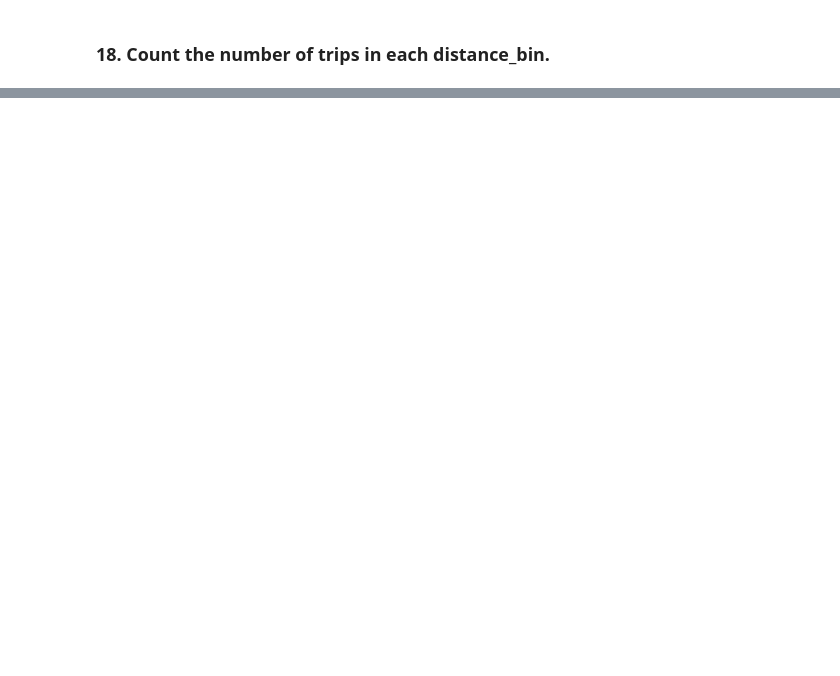
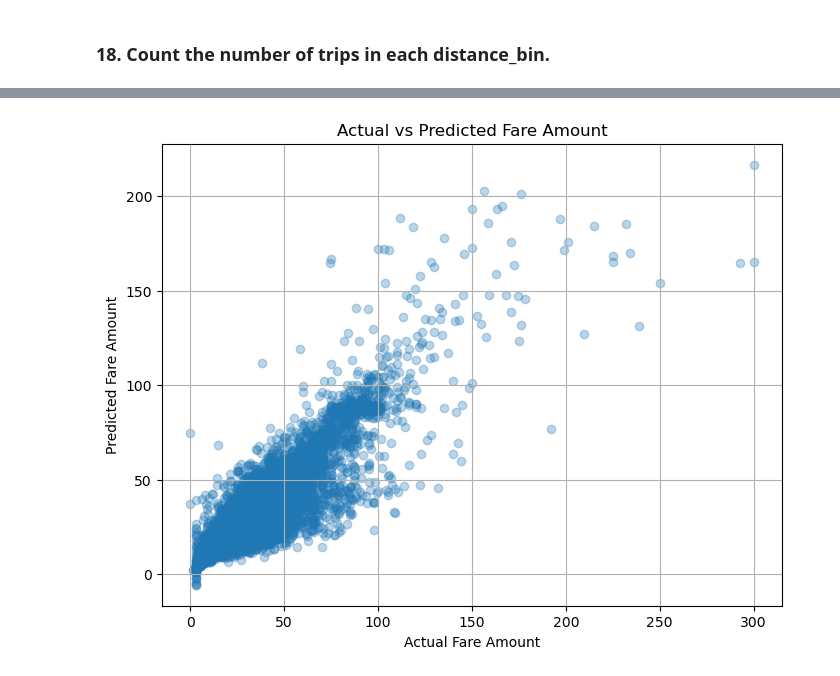
Before and after one commit to AbdullahWB/Big_data, a Jupyter notebook: lab_2/NYC Taxi & Limousine Commission.ipynb, the cells around one changed output, grey strips where cells are left out. Drawn from its saved outputs; the diff is of its cells as text; code cells hidden in the pictures; blank space fills up the shorter version.

Commit message:
add ML model

```diff
--- a/lab_2/NYC Taxi & Limousine Commission.ipynb
+++ b/lab_2/NYC Taxi & Limousine Commission.ipynb
@@ -845,0 +1185,10 @@ Short','Short','Medium','Long','Very Long'].
+# %%
+X_train, X_test, y_train, y_test = train_test_split(
+    X,
+    y,
+    test_size=0.2,
+    random_state=42
+)
+
+print("Training rows:", X_train.shape[0])
+print("Testing rows:", X_test.shape[0])
@@ -845,0 +1262,24 @@ Short','Short','Medium','Long','Very Long'].
+# %%
+final_model = Pipeline(steps=[
+    ('preprocessor', preprocessor),
+    ('model', HistGradientBoostingRegressor(
+        max_iter=300,
+        learning_rate=0.08,
+        max_leaf_nodes=31,
+        l2_regularization=0.1,
+        random_state=42
+    ))
+])
+
+final_model.fit(X_train, y_train)
+
+final_pred = final_model.predict(X_test)
+
+final_mae = mean_absolute_error(y_test, final_pred)
+final_rmse = np.sqrt(mean_squared_error(y_test, final_pred))
+final_r2 = r2_score(y_test, final_pred)
+
+print("Final Model: Hist Gradient Boosting Regressor")
+print("MAE:", final_mae)
+print("RMSE:", final_rmse)
+print("R2 Score:", final_r2)
@@ -845,0 +1316,13 @@ Short','Short','Medium','Long','Very Long'].
+# %%
+plt.figure(figsize=(8, 6))
+
+plt.scatter(y_test, final_pred, alpha=0.3)
+
+plt.xlabel("Actual Fare Amount")
+plt.ylabel("Predicted Fare Amount")
+plt.title("Actual vs Predicted Fare Amount")
+
+plt.grid(True)
+plt.show()
+# %% [output]
+[figure, added]
```
Also changed, not shown: parts of 46 cells of this notebook, 2 other files.
